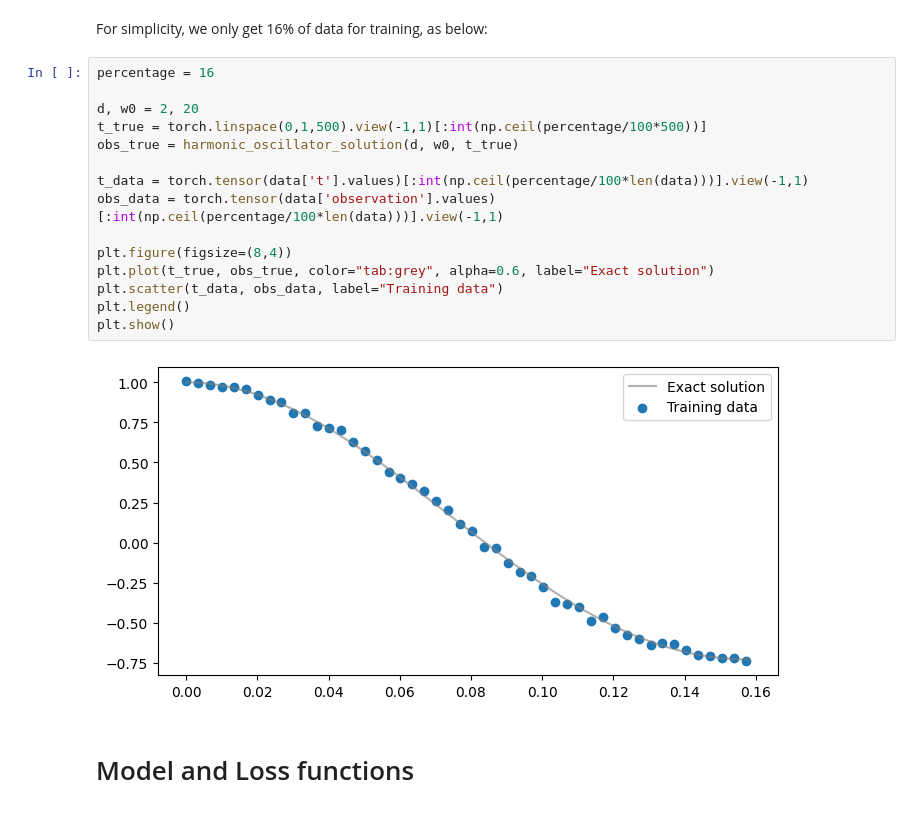
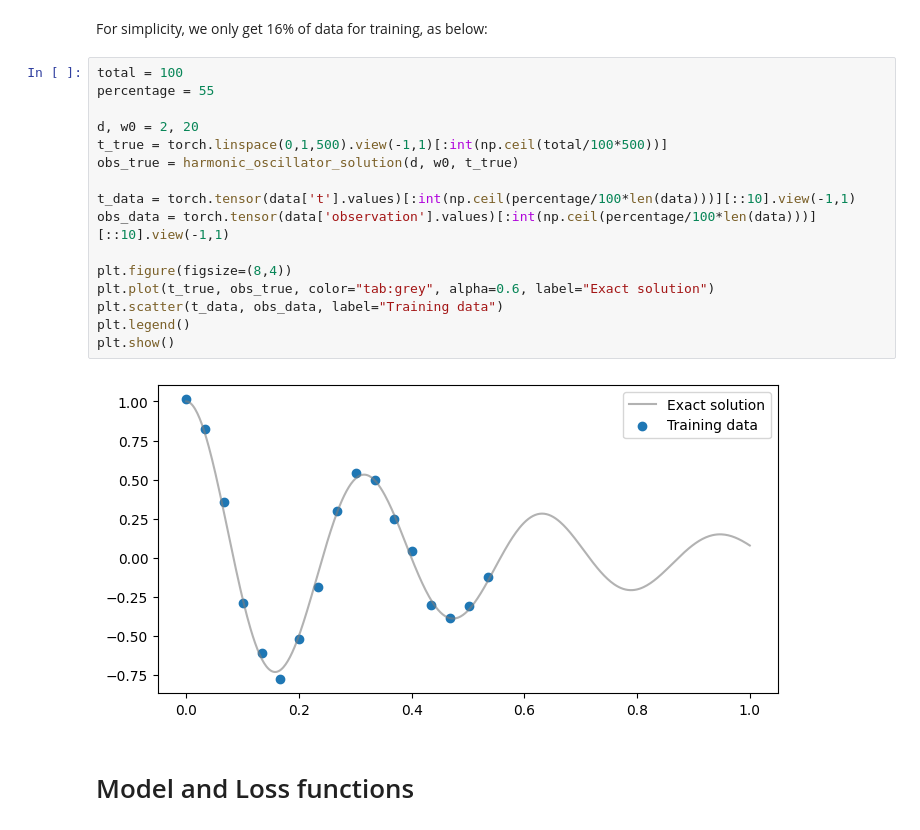
Before and after one commit to NNCT2904/harmonic-oscillator-pinn, a Jupyter notebook: PIQML_simulator_simple_reg.ipynb, the cells around one changed output. Drawn from its saved outputs; the diff is of its cells as text.

```diff
--- a/PIQML_simulator_simple_reg.ipynb
+++ b/PIQML_simulator_simple_reg.ipynb
@@ -62,22 +64,23 @@ plt.show()
 # %% [markdown]
 For simplicity, we only get 16% of data for training, as below:
 # %%
-percentage = 16
+total = 100
+percentage = 55
 
 d, w0 = 2, 20
-t_true = torch.linspace(0,1,500).view(-1,1)[:int(np.ceil(percentage/100*500))]
+t_true = torch.linspace(0,1,500).view(-1,1)[:int(np.ceil(total/100*500))]
 obs_true = harmonic_oscillator_solution(d, w0, t_true)
 
-t_data = torch.tensor(data['t'].values)[:int(np.ceil(percentage/100*len(data)))].view(-1,1)
-obs_data = torch.tensor(data['observation'].values)[:int(np.ceil(percentage/100*len(data)))].view(-1,1)
+t_data = torch.tensor(data['t'].values)[:int(np.ceil(percentage/100*len(data)))][::10].view(-1,1)
+obs_data = torch.tensor(data['observation'].values)[:int(np.ceil(percentage/100*len(data)))][::10].view(-1,1)
 
 plt.figure(figsize=(8,4))
 plt.plot(t_true, obs_true, color="tab:grey", alpha=0.6, label="Exact solution")
 plt.scatter(t_data, obs_data, label="Training data")
 plt.legend()
 plt.show()
 # %% [output]
-[figure, old version]
+[figure, new version]
 # %% [markdown]
 # Model and Loss functions
 # %% [markdown]
```
Also changed, not shown: parts of 21 cells of this notebook, 4 other files.
